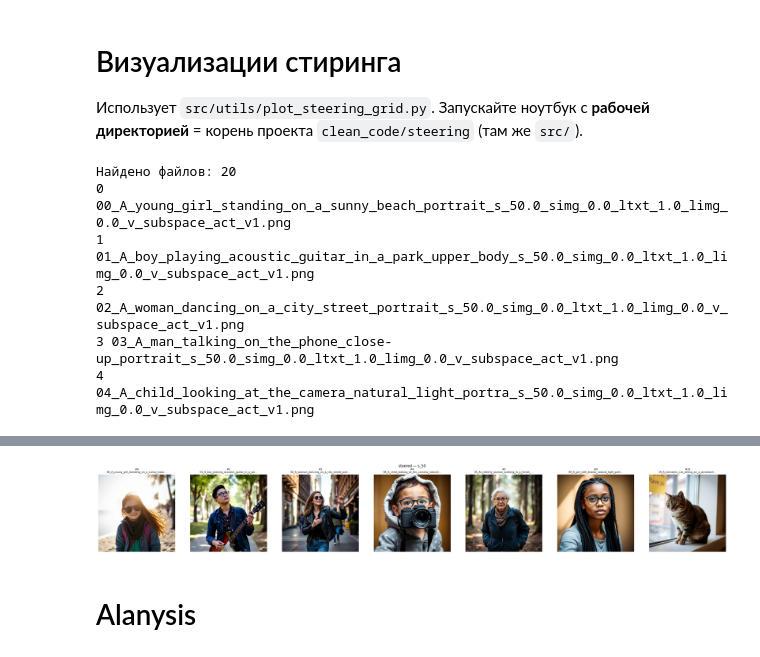
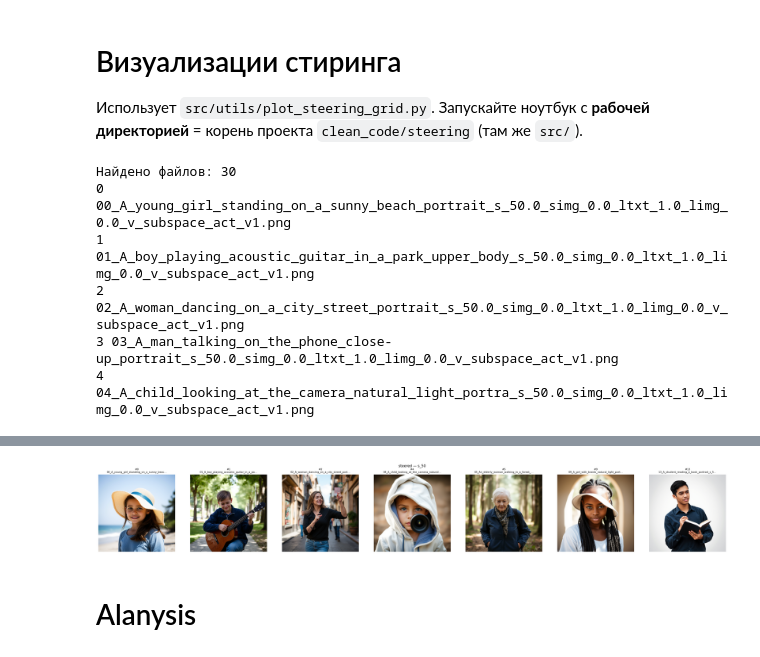
Before and after one commit to ControlGenAI/SHIFT, a Jupyter notebook: visualizations.ipynb, the cells around one changed output, grey strips where cells are left out. Saved outputs shown, nothing was run; the diff lists cells and outputs as text; code cells hidden in the pictures.

```diff
--- a/visualizations.ipynb
+++ b/visualizations.ipynb
@@ -24,7 +24,7 @@ from src.utils.plot_steering_grid import (
 )
 # %%
 # Папка со сгенерированными steered/*.png
-STEERED_DIR = ROOT / "experiments/flux_schnell/test_compare_add/generated_images/subspace/attn/mean_diff_top_affine_100_100_main_centered/steered"
+STEERED_DIR = ROOT / "experiments/flux_schnell/test_compare_add/generated_images/subspace/attn/subspace_act_txt_meandiff_tokenwise_raw_delta_attn_tokenwise_T_top_meandiff_100_hat_neutral_k_1_score_mean//steered"
 STRENGTH = 50.0  # как в имени файла: _s_50.0_
 
 paths = list_images_by_strength(STEERED_DIR, strength=STRENGTH)
@@ -32,7 +32,7 @@ print(f"Найдено файлов: {len(paths)}")
 for i, p in enumerate(paths[:5]):
     print(i, p.name)
 # %% [output]
-Найдено файлов: 20
+Найдено файлов: 30
 0 00_A_young_girl_standing_on_a_sunny_beach_portrait_s_50.0_simg_0.0_ltxt_1.0_limg_0.0_v_subspace_act_v1.png
 1 01_A_boy_playing_acoustic_guitar_in_a_park_upper_body_s_50.0_simg_0.0_ltxt_1.0_limg_0.0_v_subspace_act_v1.png
 2 02_A_woman_dancing_on_a_city_street_portrait_s_50.0_simg_0.0_ltxt_1.0_limg_0.0_v_subspace_act_v1.png
@@ -68,16 +68,16 @@ plot_steering_grid(
 # %%
 # Вариант A: индексы в отсортированном списке (0, 1, 2, …)
 plot_steering_grid(
     STEERED_DIR,
-    indices=[0, 1, 2, 4, 5, 9, 19],
+    indices=[0, 1, 2, 4, 5, 9, 13],
     strength=50,
     ncols=7,
     figsize_per=(4, 4),
     show=True,
     # save_path=ROOT / "grid_example.png",
 )
 # %% [output]
-[figure, old version]
+[figure, new version]
 # %%
 # Вариант B: номера промптов из имени (00_, 19_, 23_ …)
 plot_indices_for_prompt(
```
Also changed, not shown: parts of 45 cells of this notebook, 26 other files.
